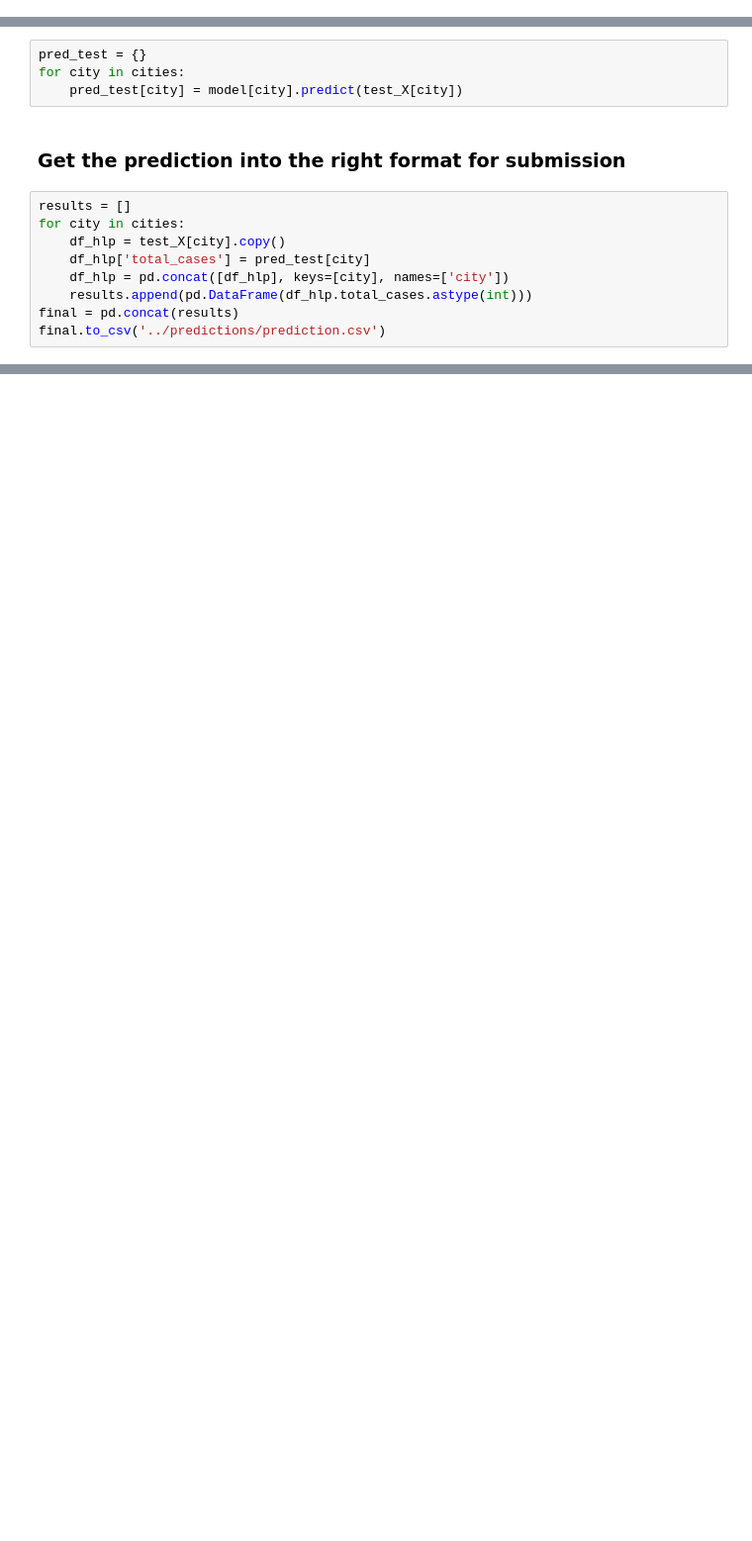
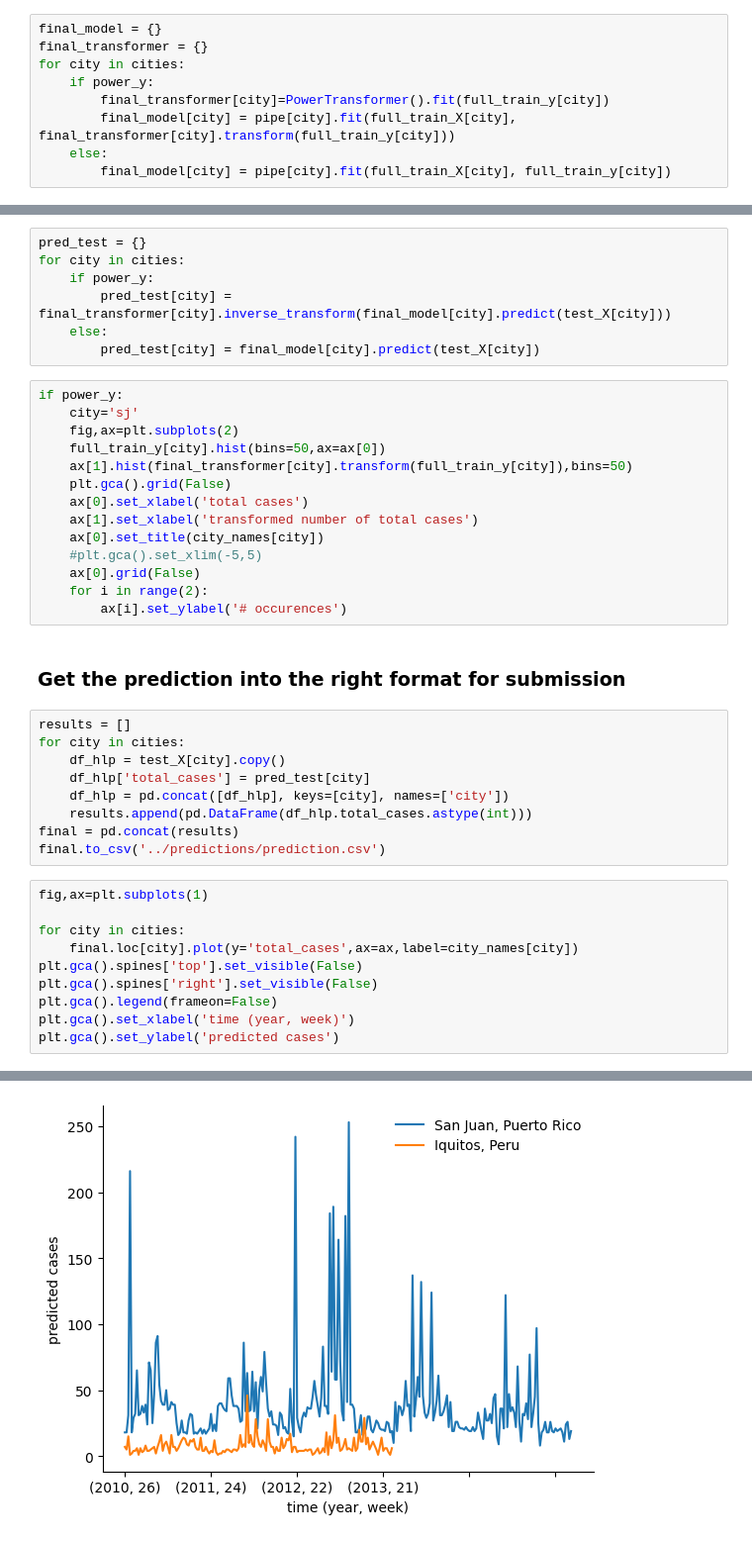
Before and after one commit to WinnieCP/dsr_dengue_minicompetition, a Jupyter notebook: notebooks/02_wp_first_working_pipeline.ipynb, the cells around one changed output, grey strips where cells are left out. Shown at 99% size. Drawn from its saved outputs; the diff is of its cells as text; blank space fills up the shorter version.

```diff
--- a/notebooks/02_wp_first_working_pipeline.ipynb
+++ b/notebooks/02_wp_first_working_pipeline.ipynb
@@ -239,0 +295,9 @@ for i in range(4):
+# %%
+final_model = {}
+final_transformer = {}
+for city in cities:
+    if power_y:
+        final_transformer[city]=PowerTransformer().fit(full_train_y[city])
+        final_model[city] = pipe[city].fit(full_train_X[city], final_transformer[city].transform(full_train_y[city]))
+    else:
+        final_model[city] = pipe[city].fit(full_train_X[city], full_train_y[city])
@@ -242,7 +309,24 @@ for i in range(4):
 # %%
 pred_test = {}
 for city in cities:
-    pred_test[city] = model[city].predict(test_X[city])
+    if power_y:
+        pred_test[city] = final_transformer[city].inverse_transform(final_model[city].predict(test_X[city]))
+    else:
+        pred_test[city] = final_model[city].predict(test_X[city])
+# %%
+if power_y:
+    city='sj'
+    fig,ax=plt.subplots(2)
+    full_train_y[city].hist(bins=50,ax=ax[0])
+    ax[1].hist(final_transformer[city].transform(full_train_y[city]),bins=50)
+    plt.gca().grid(False)
+    ax[0].set_xlabel('total cases')
+    ax[1].set_xlabel('transformed number of total cases')
+    ax[0].set_title(city_names[city])
+    #plt.gca().set_xlim(-5,5)
+    ax[0].grid(False)
+    for i in range(2):
+        ax[i].set_ylabel('# occurences')
 # %% [markdown]
 ### Get the prediction into the right format for submission
 # %%
@@ -254,3 +338,14 @@ for city in cities:
     results.append(pd.DataFrame(df_hlp.total_cases.astype(int)))
 final = pd.concat(results)
 final.to_csv('../predictions/prediction.csv')
+# %%
+fig,ax=plt.subplots(1)
+
+for city in cities:
+    final.loc[city].plot(y='total_cases',ax=ax,label=city_names[city])
+plt.gca().spines['top'].set_visible(False)
+plt.gca().spines['right'].set_visible(False)
+plt.gca().legend(frameon=False)
+plt.gca().set_xlabel('time (year, week)')
+plt.gca().set_ylabel('predicted cases')
+# %% [output]
@@ -256,0 +353 @@ final.to_csv('../predictions/prediction.csv')
+[figure, added]
```
Also changed, not shown: parts of 16 cells of this notebook, 1 other file.
